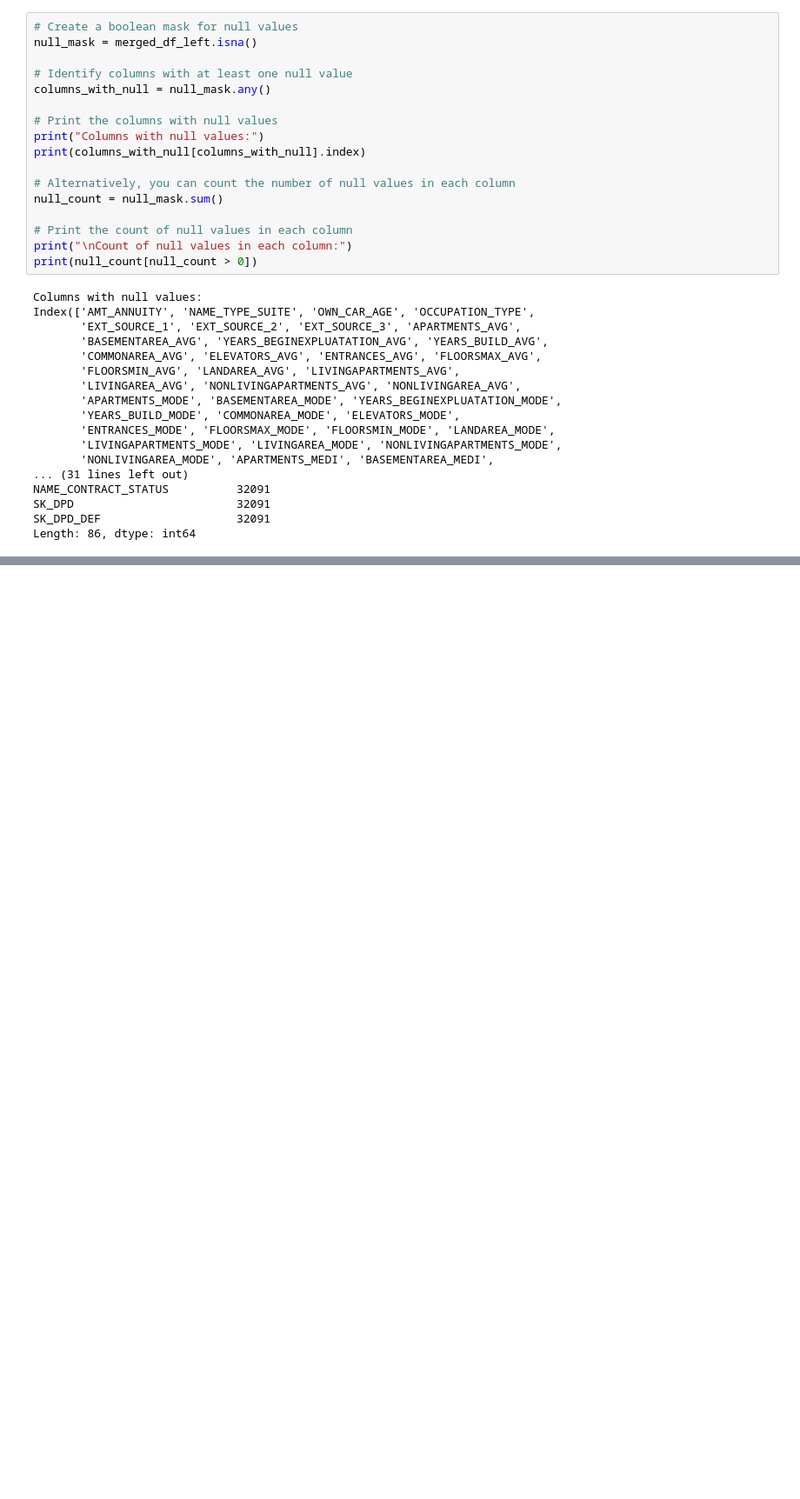
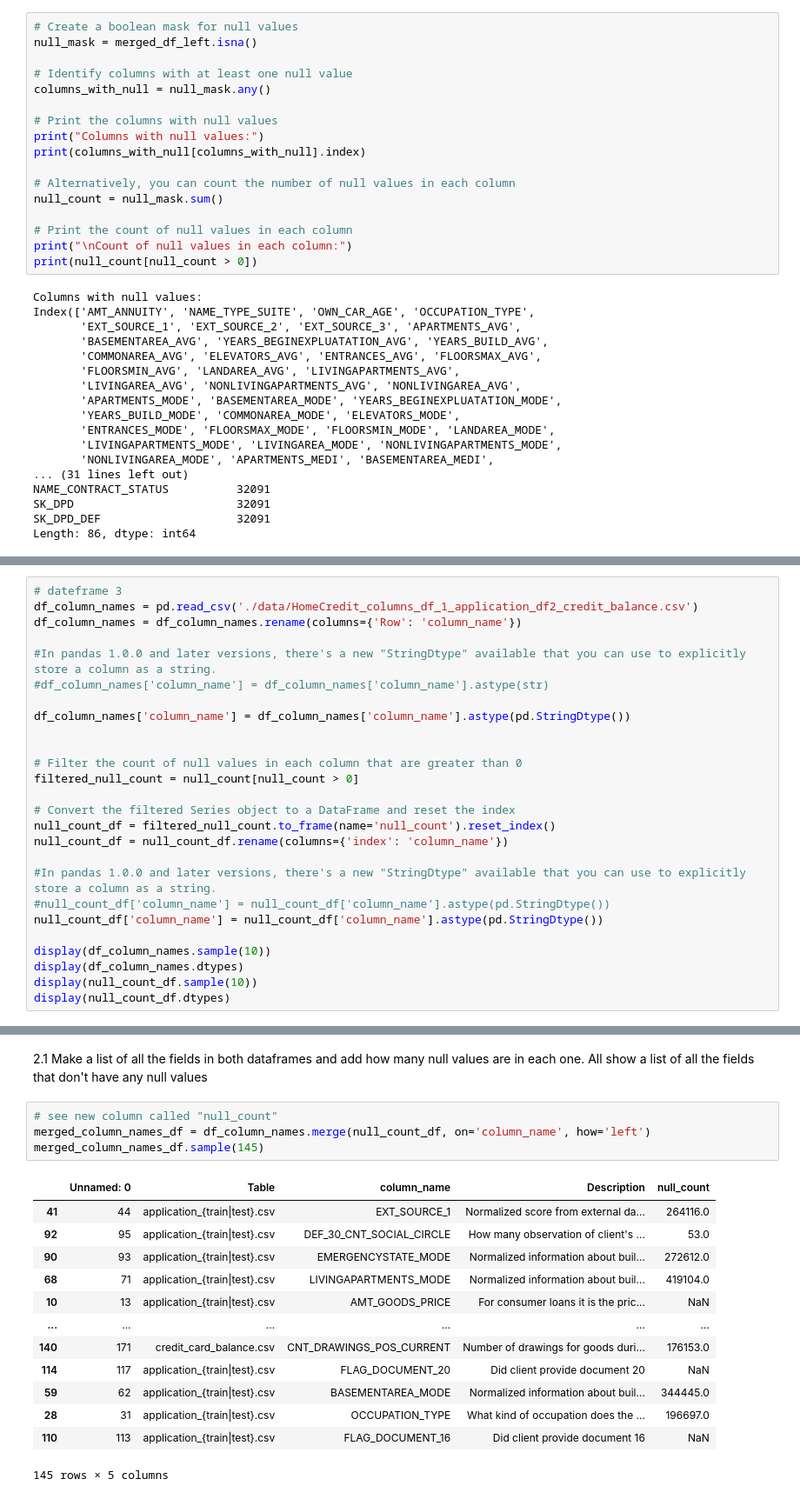
Before and after one commit to r-sql/notebook-ga-lab-home-credit, a Jupyter notebook: home-credit.ipynb, the cells around one changed output, grey strips where cells are left out. Shown at 87% size. Cells and saved outputs as stored; diff of their text form; blank space fills up the shorter version.

Commit message:
see new column called "null_count"
see new column called "null_count"

```diff
--- a/home-credit.ipynb
+++ b/home-credit.ipynb
@@ -171,0 +156,26 @@ cleaned_df.sample(10)
+# %%
+# dateframe 3
+df_column_names = pd.read_csv('./data/HomeCredit_columns_df_1_application_df2_credit_balance.csv')
+df_column_names = df_column_names.rename(columns={'Row': 'column_name'})
+
+#In pandas 1.0.0 and later versions, there's a new "StringDtype" available that you can use to explicitly store a column as a string.
+#df_column_names['column_name'] = df_column_names['column_name'].astype(str)
+
+df_column_names['column_name'] = df_column_names['column_name'].astype(pd.StringDtype())
+
+
+# Filter the count of null values in each column that are greater than 0
+filtered_null_count = null_count[null_count > 0]
+
+# Convert the filtered Series object to a DataFrame and reset the index
+null_count_df = filtered_null_count.to_frame(name='null_count').reset_index()
+null_count_df = null_count_df.rename(columns={'index': 'column_name'})
+
+#In pandas 1.0.0 and later versions, there's a new "StringDtype" available that you can use to explicitly store a column as a string.
+#null_count_df['column_name'] = null_count_df['column_name'].astype(pd.StringDtype())
+null_count_df['column_name'] = null_count_df['column_name'].astype(pd.StringDtype())
+
+display(df_column_names.sample(10))
+display(df_column_names.dtypes)
+display(null_count_df.sample(10))
+display(null_count_df.dtypes)
@@ -171,0 +213,20 @@ cleaned_df.sample(10)
+# %% [markdown]
+2.1 Make a list of all the fields in both dataframes and add how many null values are in each one. All show a list of all the fields that don't have any null values
+# %%
+# see new column called "null_count"
+merged_column_names_df = df_column_names.merge(null_count_df, on='column_name', how='left')
+merged_column_names_df.sample(145)
+# %% [output]
+|  | Unnamed: 0 | Table | column_name | Description | null_count |
+| 41 | 44 | application_{train|test}.csv | EXT_SOURCE_1 | Normalized score from external da... | 264116.0 |
+| 92 | 95 | application_{train|test}.csv | DEF_30_CNT_SOCIAL_CIRCLE | How many observation of client's ... | 53.0 |
+| 90 | 93 | application_{train|test}.csv | EMERGENCYSTATE_MODE | Normalized information about buil... | 272612.0 |
+| 68 | 71 | application_{train|test}.csv | LIVINGAPARTMENTS_MODE | Normalized information about buil... | 419104.0 |
+| 10 | 13 | application_{train|test}.csv | AMT_GOODS_PRICE | For consumer loans it is the pric... | NaN |
+| ... | ... | ... | ... | ... | ... |
+| 140 | 171 | credit_card_balance.csv | CNT_DRAWINGS_POS_CURRENT | Number of drawings for goods duri... | 176153.0 |
+| 114 | 117 | application_{train|test}.csv | FLAG_DOCUMENT_20 | Did client provide document 20 | NaN |
+| 59 | 62 | application_{train|test}.csv | BASEMENTAREA_MODE | Normalized information about buil... | 344445.0 |
+| 28 | 31 | application_{train|test}.csv | OCCUPATION_TYPE | What kind of occupation does the ... | 196697.0 |
+| 110 | 113 | application_{train|test}.csv | FLAG_DOCUMENT_16 | Did client provide document 16 | NaN |
+145 rows × 5 columns
```
Also changed, not shown: parts of 2 cells of this notebook.
